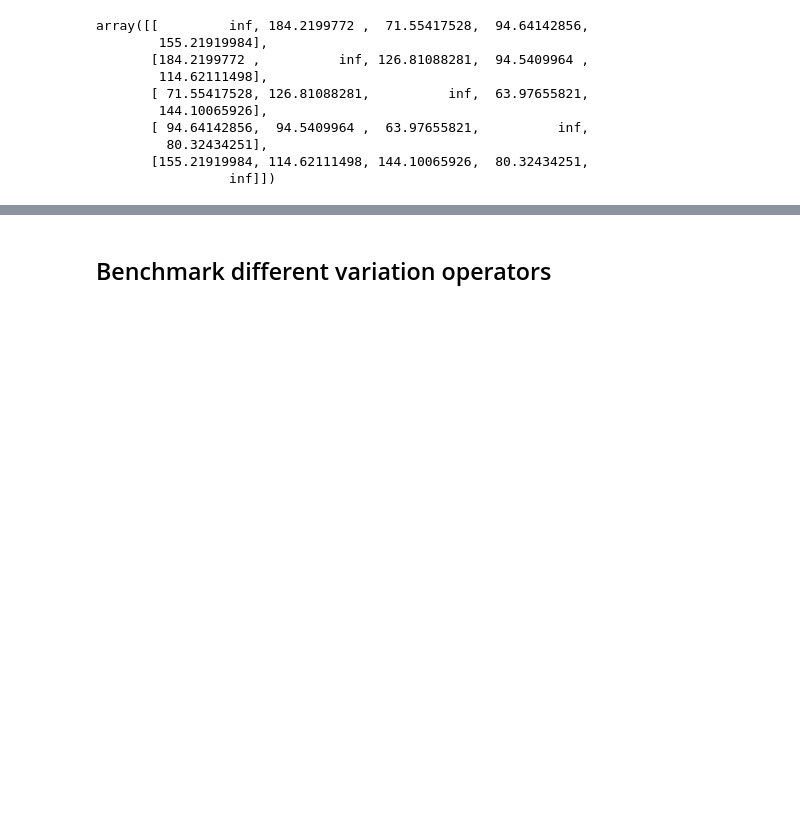
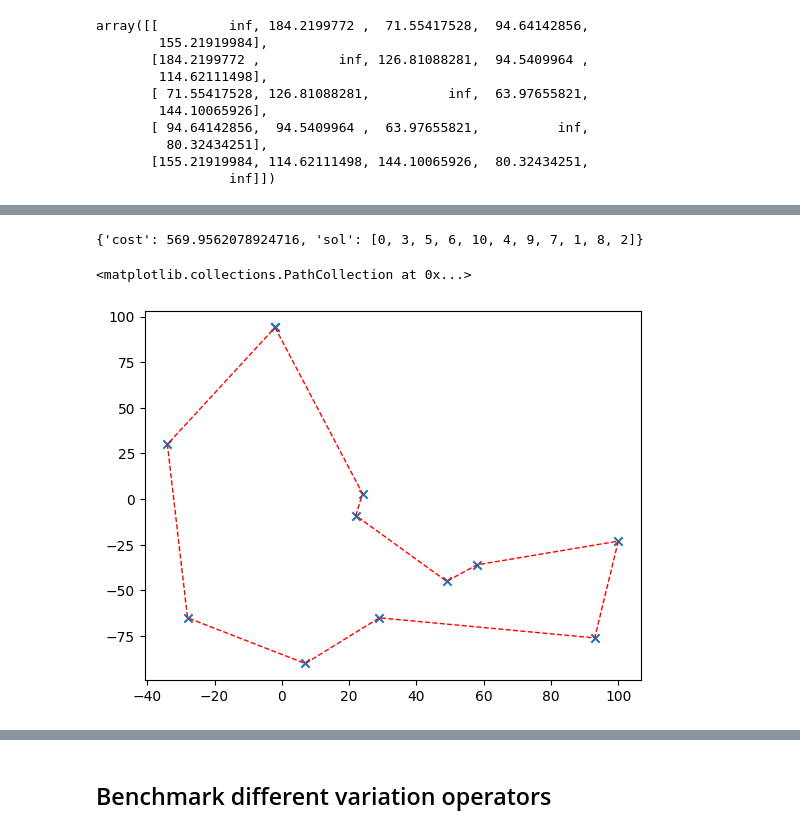
Before and after one commit to HomayoonAlimohammadi/evolutionary-computation, a Jupyter notebook: traveling-sales-person/tsp.ipynb, the cells around one changed output, grey strips where cells are left out. Saved outputs shown, nothing was run; the diff lists cells and outputs as text; code cells hidden in the pictures; blank space fills up the shorter version.

```diff
--- a/traveling-sales-person/tsp.ipynb
+++ b/traveling-sales-person/tsp.ipynb
@@ -325,0 +329,29 @@ array([[         inf, 184.2199772 ,  71.55417528,  94.64142856,
+# %%
+best = {
+    "cost": float("inf"),
+    "sol": [],
+}
+
+def calculate_cost(sol):
+    cost = 0
+    for i in range(len(sol)):
+        a, b = sol[i], sol[i - 1]
+        cost += dists_matrix[a, b]
+
+    return cost
+
+def get_next_point(sol, n_points, sol_contains, best):
+    if len(sol) == n_points:
+        cost = calculate_cost(sol)
+        if cost < best["cost"]:
+            best["cost"] = cost
+            best["sol"] = sol
+        return
+    for i in range(n_points):
+        if sol_contains.get(i) is None:
+            new_sol = sol + [i]
+            new_sol_contains = sol_contains.copy()
+            new_sol_contains[i] = True
+            get_next_point(new_sol, n_points, new_sol_contains, best)
+
+%time get_next_point([], n_points, {}, best)
@@ -326 +361,12 @@ array([[         inf, 184.2199772 ,  71.55417528,  94.64142856,
+# %%
+best
+# %% [output]
+{'cost': 569.9562078924716, 'sol': [0, 3, 5, 6, 10, 4, 9, 7, 1, 8, 2]}
+# %%
+BEST_POINTS = get_route_points(points, best["sol"])
+plt.plot(BEST_POINTS[:, 0], BEST_POINTS[:, 1], color="red", linestyle="dashed", linewidth=1)
+plt.scatter(BEST_POINTS[:, 0], BEST_POINTS[:, 1], marker="x")
+# %% [output]
+<matplotlib.collections.PathCollection at 0x...>
+[figure, added]
 # %%
```
Also changed, not shown: parts of 10 cells of this notebook.
